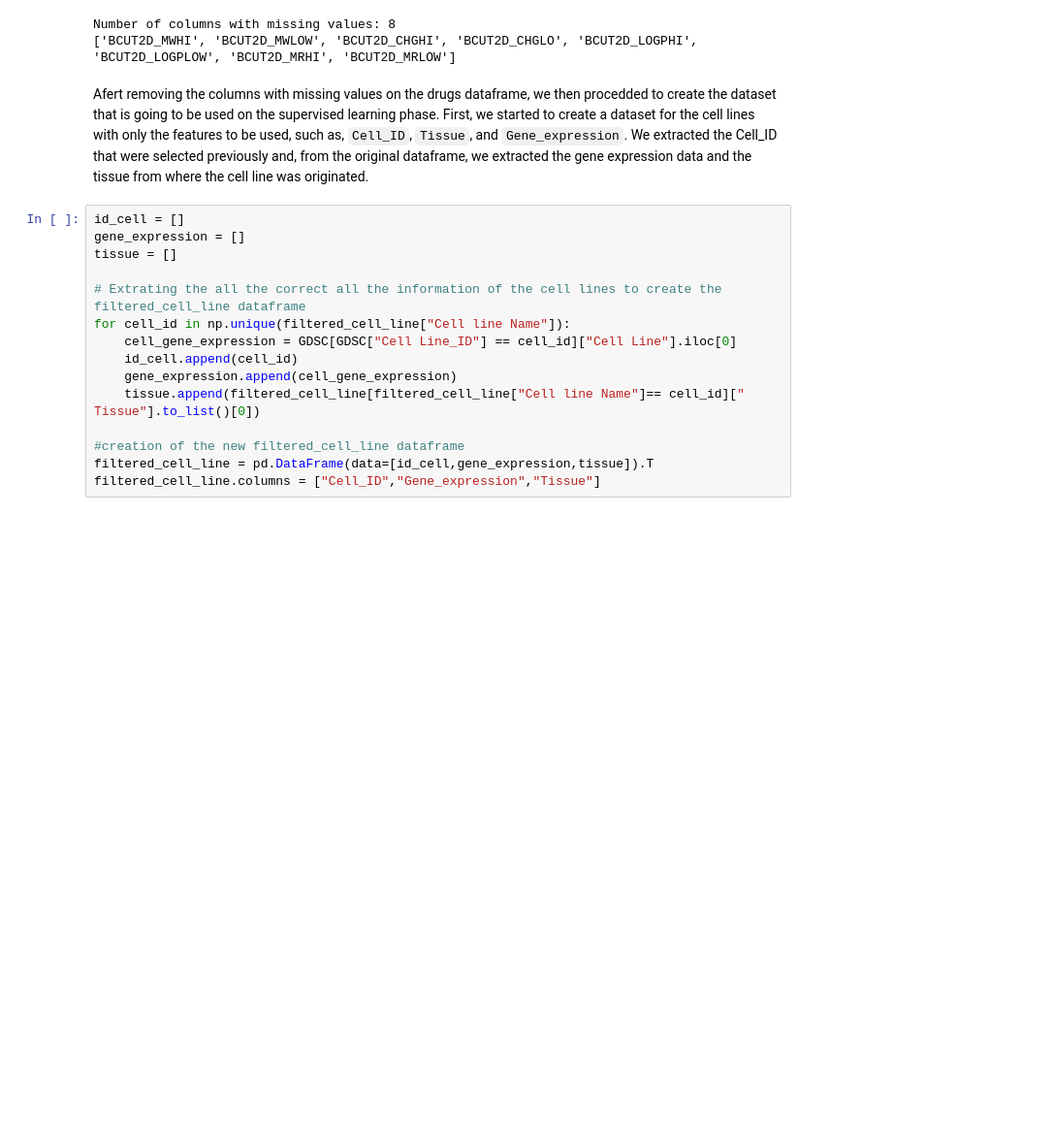
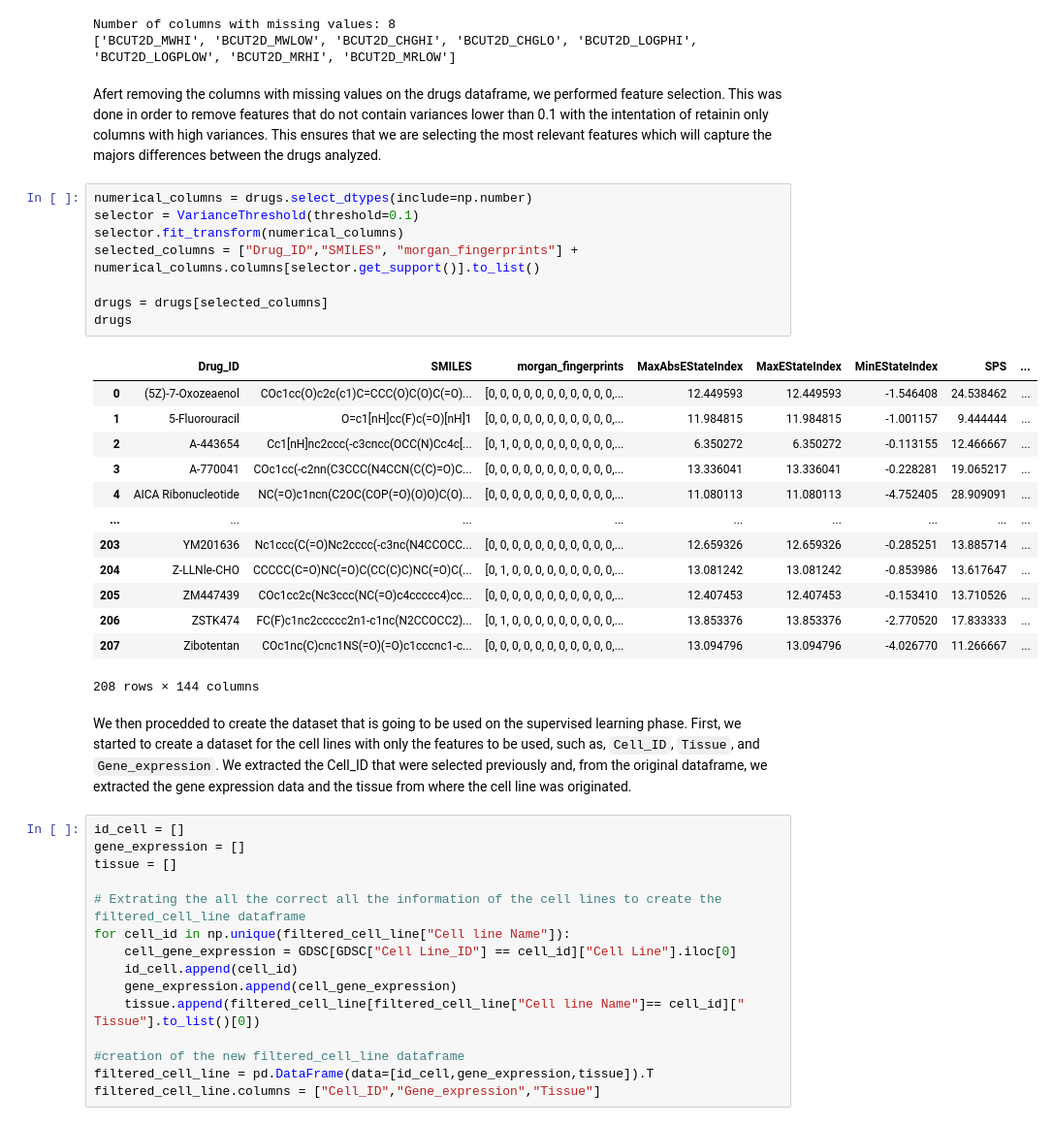
Before and after one commit to ricardofoliveira61/ML-data-analysis, a Jupyter notebook: GDSC1.ipynb, the cells around one changed output. Shown at 97% size. Cells and saved outputs as stored; diff of their text form; blank space fills up the shorter version.

```diff
--- a/GDSC1.ipynb
+++ b/GDSC1.ipynb
@@ -562,8 +562,32 @@ drugs = drugs.drop(columns=columns_with_na)
 # %% [output]
 Number of columns with missing values: 8
 ['BCUT2D_MWHI', 'BCUT2D_MWLOW', 'BCUT2D_CHGHI', 'BCUT2D_CHGLO', 'BCUT2D_LOGPHI', 'BCUT2D_LOGPLOW', 'BCUT2D_MRHI', 'BCUT2D_MRLOW']
+# %% [markdown]
+Afert removing the columns with missing values on the drugs dataframe, we performed feature selection. This was done in order to remove features that do not contain variances lower than 0.1 with the intentation of retainin only columns with high variances. This ensures that we are selecting the most relevant features which will capture the majors differences between the drugs analyzed.
+# %%
+numerical_columns = drugs.select_dtypes(include=np.number)
+selector = VarianceThreshold(threshold=0.1)
+selector.fit_transform(numerical_columns)
+selected_columns = ["Drug_ID","SMILES", "morgan_fingerprints"] + numerical_columns.columns[selector.get_support()].to_list()
+
+drugs = drugs[selected_columns]
+drugs
+# %% [output]
+|  | Drug_ID | SMILES | morgan_fingerprints | MaxAbsEStateIndex | MaxEStateIndex | MinEStateIndex | SPS | ... |
+| 0 | (5Z)-7-Oxozeaenol | COc1cc(O)c2c(c1)C=CCC(O)C(O)C(=O)... | [0, 0, 0, 0, 0, 0, 0, 0, 0, 0, 0,... | 12.449593 | 12.449593 | -1.546408 | 24.538462 | ... |
+| 1 | 5-Fluorouracil | O=c1[nH]cc(F)c(=O)[nH]1 | [0, 0, 0, 0, 0, 0, 0, 0, 0, 0, 0,... | 11.984815 | 11.984815 | -1.001157 | 9.444444 | ... |
+| 2 | A-443654 | Cc1[nH]nc2ccc(-c3cncc(OCC(N)Cc4c[... | [0, 1, 0, 0, 0, 0, 0, 0, 0, 0, 0,... | 6.350272 | 6.350272 | -0.113155 | 12.466667 | ... |
+| 3 | A-770041 | COc1cc(-c2nn(C3CCC(N4CCN(C(C)=O)C... | [0, 0, 0, 0, 0, 0, 0, 0, 0, 0, 0,... | 13.336041 | 13.336041 | -0.228281 | 19.065217 | ... |
+| 4 | AICA Ribonucleotide | NC(=O)c1ncn(C2OC(COP(=O)(O)O)C(O)... | [0, 0, 0, 0, 0, 0, 0, 0, 0, 0, 0,... | 11.080113 | 11.080113 | -4.752405 | 28.909091 | ... |
+| ... | ... | ... | ... | ... | ... | ... | ... | ... |
+| 203 | YM201636 | Nc1ccc(C(=O)Nc2cccc(-c3nc(N4CCOCC... | [0, 0, 0, 0, 0, 0, 0, 0, 0, 0, 0,... | 12.659326 | 12.659326 | -0.285251 | 13.885714 | ... |
+| 204 | Z-LLNle-CHO | CCCCC(C=O)NC(=O)C(CC(C)C)NC(=O)C(... | [0, 1, 0, 0, 0, 0, 0, 0, 0, 0, 0,... | 13.081242 | 13.081242 | -0.853986 | 13.617647 | ... |
+| 205 | ZM447439 | COc1cc2c(Nc3ccc(NC(=O)c4ccccc4)cc... | [0, 0, 0, 0, 0, 0, 0, 0, 0, 0, 0,... | 12.407453 | 12.407453 | -0.153410 | 13.710526 | ... |
+| 206 | ZSTK474 | FC(F)c1nc2ccccc2n1-c1nc(N2CCOCC2)... | [0, 1, 0, 0, 0, 0, 0, 0, 0, 0, 0,... | 13.853376 | 13.853376 | -2.770520 | 17.833333 | ... |
+| 207 | Zibotentan | COc1nc(C)cnc1NS(=O)(=O)c1cccnc1-c... | [0, 0, 0, 0, 0, 0, 0, 0, 0, 0, 0,... | 13.094796 | 13.094796 | -4.026770 | 11.266667 | ... |
+208 rows × 144 columns
 # %% [markdown]
-Afert removing the columns with missing values on the drugs dataframe, we then procedded to create the dataset that is going to be used on the supervised learning phase. First, we started to create a dataset for the cell lines with only the features to be used, such as, `Cell_ID`, `Tissue`, and `Gene_expression`. We extracted the Cell_ID that were selected previously and, from the original dataframe, we extracted the gene expression data and the tissue from where the cell line was originated.
+We then procedded to create the dataset that is going to be used on the supervised learning phase. First, we started to create a dataset for the cell lines with only the features to be used, such as, `Cell_ID`, `Tissue`, and `Gene_expression`. We extracted the Cell_ID that were selected previously and, from the original dataframe, we extracted the gene expression data and the tissue from where the cell line was originated.
 # %%
 id_cell = []
 gene_expression = []
```
Also changed, not shown: parts of 2 cells of this notebook.
